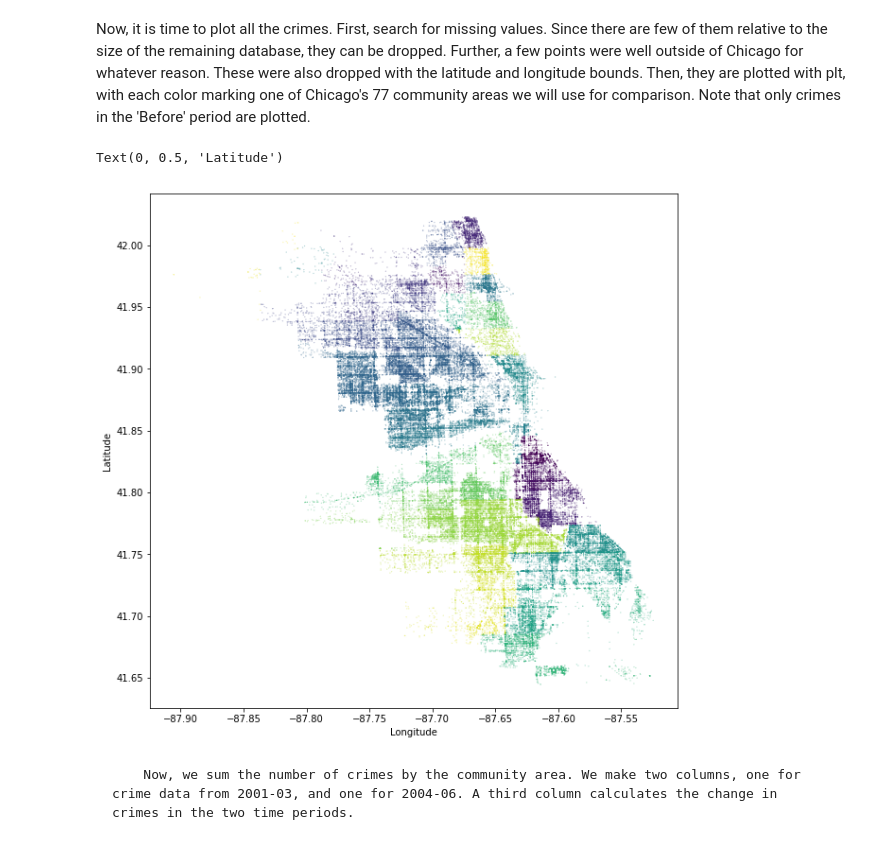
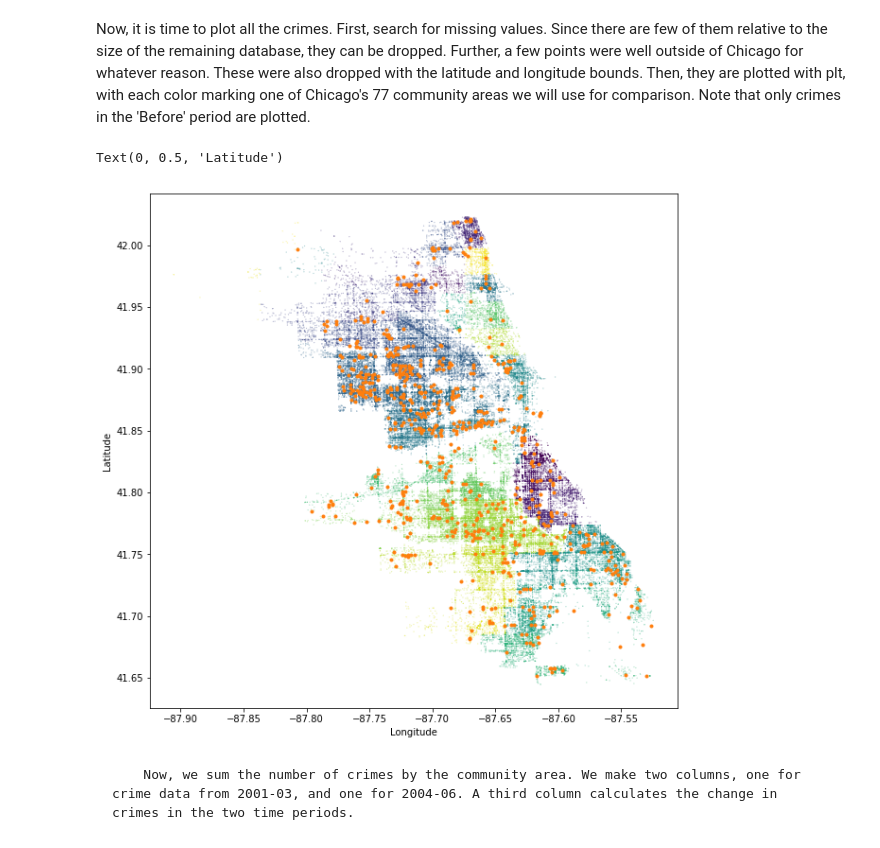
Before and after one commit to tiz081/Cogs108FP, a Jupyter notebook: Project.ipynb, the cells around one changed output. Drawn from its saved outputs; the diff is of its cells as text; code cells hidden in the pictures.

Commit message:
two working visualizations

```diff
--- a/Project.ipynb
+++ b/Project.ipynb
@@ -107,20 +94,21 @@ Now, it is time to plot all the crimes. First, search for missing values. Since
 # %%
 crimesBefore.dropna(subset=['Latitude', 'Longitude'], inplace=True)
 location = list(zip(crimesBefore['Latitude'], crimesBefore['Longitude']))
 
 crimesBefore = crimesBefore[(crimesBefore['Latitude'] > 41) &
                     (crimesBefore['Latitude'] < 43) &
                     (crimesBefore['Longitude'] > -88) &
                     (crimesBefore['Longitude'] < -87)]
 
 plt.figure(figsize=(10, 10))
 plt.scatter(crimesBefore['Longitude'], crimesBefore['Latitude'], s=0.02, c=crimesBefore["Community Areas"])
+plt.plot(df_camera['Longitude'], df_camera['Latitude'], '.', color='C1')
 axes = plt.gca()
 axes.set_xlabel('Longitude')
 axes.set_ylabel('Latitude')
 # %% [output]
 Text(0, 0.5, 'Latitude')
-[figure, old version]
+[figure, new version]
 # %% [markdown]
         Now, we sum the number of crimes by the community area. We make two columns, one for crime data from 2001-03, and one for 2004-06. A third column calculates the change in crimes in the two time periods.
 # %% [markdown]
```
Also changed, not shown: parts of 13 cells of this notebook, 4 other files.
